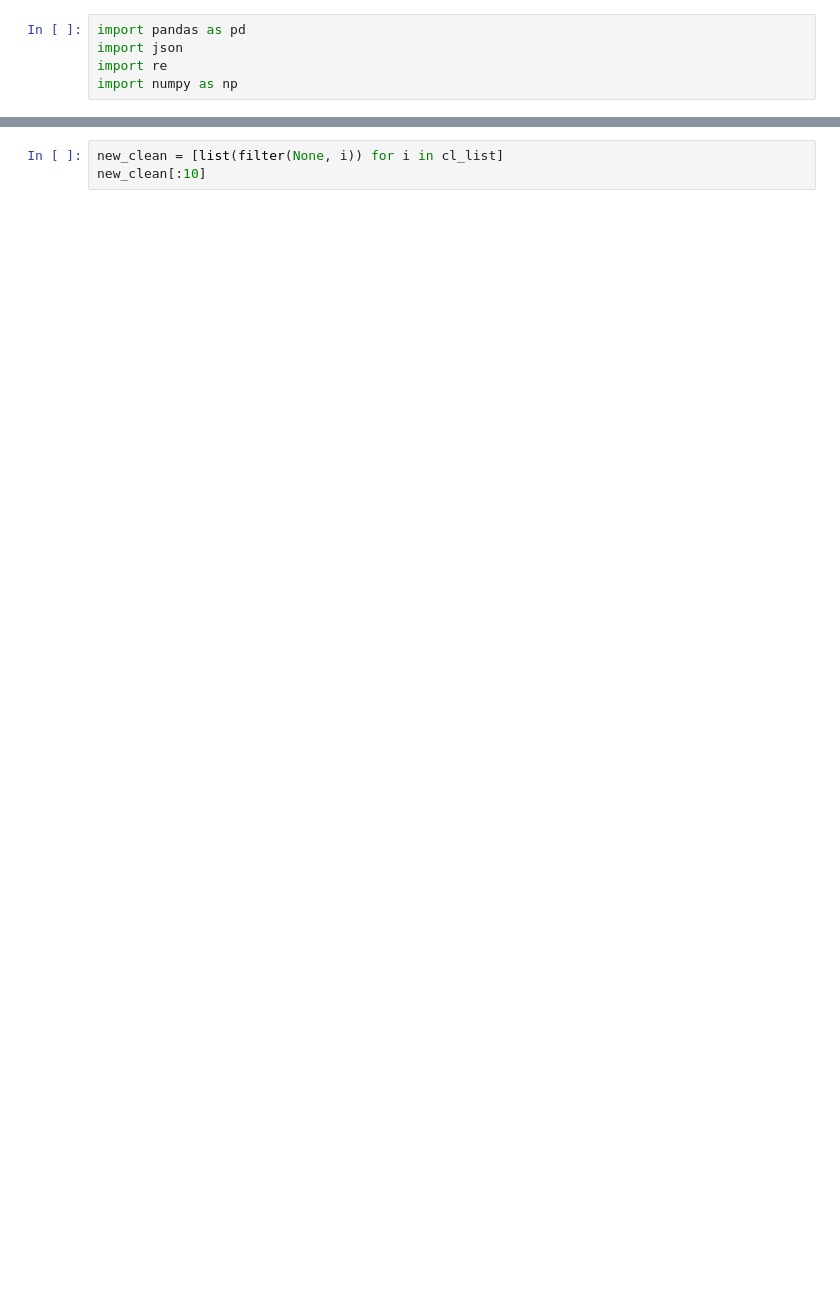
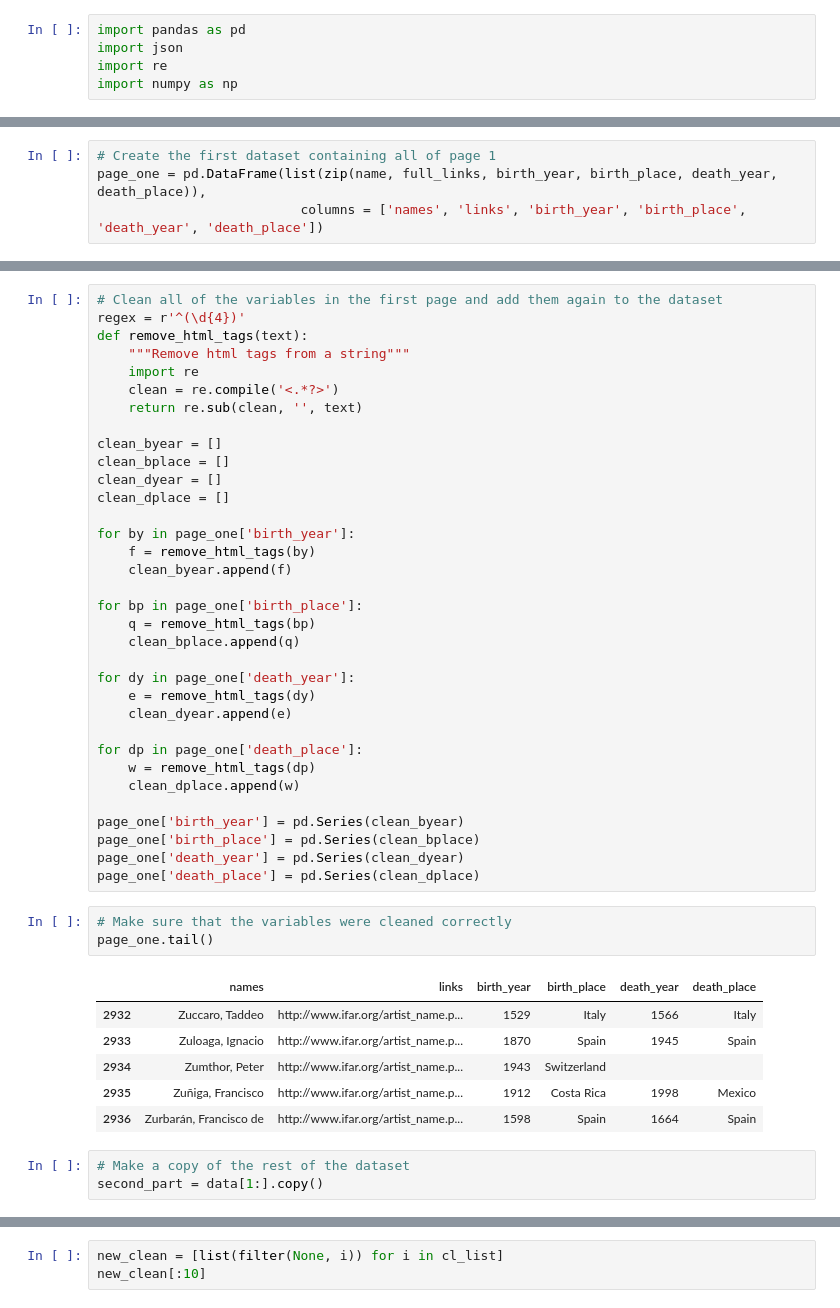
Before and after one commit to ramonprz01/art-auction, a Jupyter notebook: cleaning_part.ipynb, the cells around one changed output, grey strips where cells are left out. Drawn from its saved outputs; the diff is of its cells as text; blank space fills up the shorter version.

Commit message:
Cleaning in progress

```diff
--- a/cleaning_part.ipynb
+++ b/cleaning_part.ipynb
@@ -156,0 +38,4 @@ TypeError: unhashable type: 'list'
+# %%
+# Create the first dataset containing all of page 1
+page_one = pd.DataFrame(list(zip(name, full_links, birth_year, birth_place, death_year, death_place)),
+                          columns = ['names', 'links', 'birth_year', 'birth_place', 'death_year', 'death_place'])
@@ -156,0 +51,47 @@ TypeError: unhashable type: 'list'
+# %%
+# Clean all of the variables in the first page and add them again to the dataset
+regex = r'^(\d{4})'
+def remove_html_tags(text):
+    """Remove html tags from a string"""
+    import re
+    clean = re.compile('<.*?>')
+    return re.sub(clean, '', text)
+
+clean_byear = []
+clean_bplace = []
+clean_dyear = []
+clean_dplace = []
+
+for by in page_one['birth_year']:
+    f = remove_html_tags(by)
+    clean_byear.append(f)
+
+for bp in page_one['birth_place']:
+    q = remove_html_tags(bp)
+    clean_bplace.append(q)
+
+for dy in page_one['death_year']:
+    e = remove_html_tags(dy)
+    clean_dyear.append(e)
+
+for dp in page_one['death_place']:
+    w = remove_html_tags(dp)
+    clean_dplace.append(w)
+
+page_one['birth_year'] = pd.Series(clean_byear)
+page_one['birth_place'] = pd.Series(clean_bplace)
+page_one['death_year'] = pd.Series(clean_dyear)
+page_one['death_place'] = pd.Series(clean_dplace)
+# %%
+# Make sure that the variables were cleaned correctly
+page_one.tail()
+# %% [output]
+|  | names | links | birth_year | birth_place | death_year | death_place |
+| 2932 | Zuccaro, Taddeo | http://www.ifar.org/artist_name.p... | 1529 | Italy | 1566 | Italy |
+| 2933 | Zuloaga, Ignacio | http://www.ifar.org/artist_name.p... | 1870 | Spain | 1945 | Spain |
+| 2934 | Zumthor, Peter | http://www.ifar.org/artist_name.p... | 1943 | Switzerland |  |  |
+| 2935 | Zuñiga, Francisco | http://www.ifar.org/artist_name.p... | 1912 | Costa Rica | 1998 | Mexico |
+| 2936 | Zurbarán, Francisco de | http://www.ifar.org/artist_name.p... | 1598 | Spain | 1664 | Spain |
+# %%
+# Make a copy of the rest of the dataset
+second_part = data[1:].copy()
```
Also changed, not shown: parts of 55 cells of this notebook.
